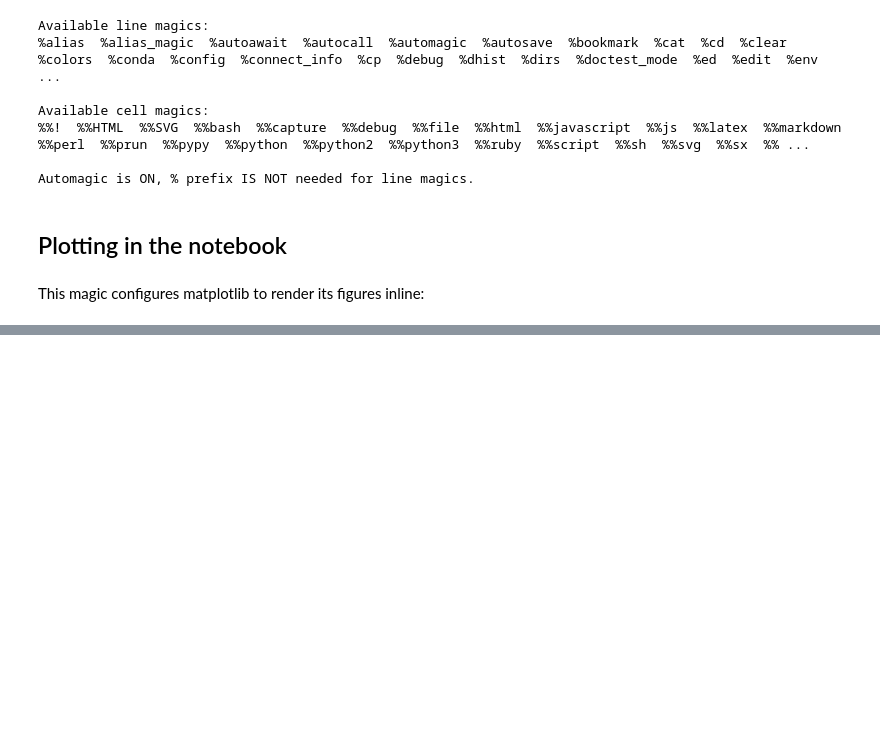
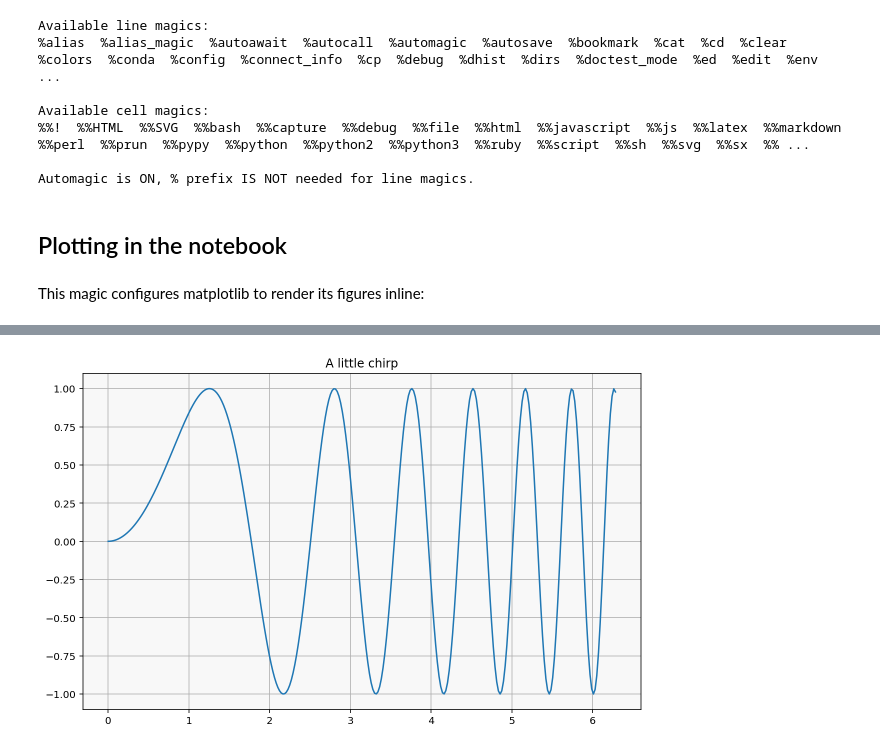
Before and after one commit to UiO-IN3110/UiO-IN3110.github.io, a Jupyter notebook: lectures/02-python/ipython.ipynb, the cells around one changed output, grey strips where cells are left out. Drawn from its saved outputs; the diff is of its cells as text; code cells hidden in the pictures; blank space fills up the shorter version.

```diff
--- a/lectures/02-python/ipython.ipynb
+++ b/lectures/02-python/ipython.ipynb
@@ -261,9 +290,8 @@ This magic configures matplotlib to render its figures inline:
 import numpy as np
 import matplotlib.pyplot as plt
 # %%
-x = np.linspace(0, 2*np.pi, 300)
+x = np.linspace(0, 2 * np.pi, 300)
 y = np.sin(x**2)
 plt.plot(x, y)
-plt.title("A little chirp")
-fig = plt.gcf()
+plt.title("A little chirp");
 # %% [output]
@@ -271,0 +298 @@ fig = plt.gcf()
+[figure, added]
```
Also changed, not shown: parts of 19 cells of this notebook, 8 other files.
